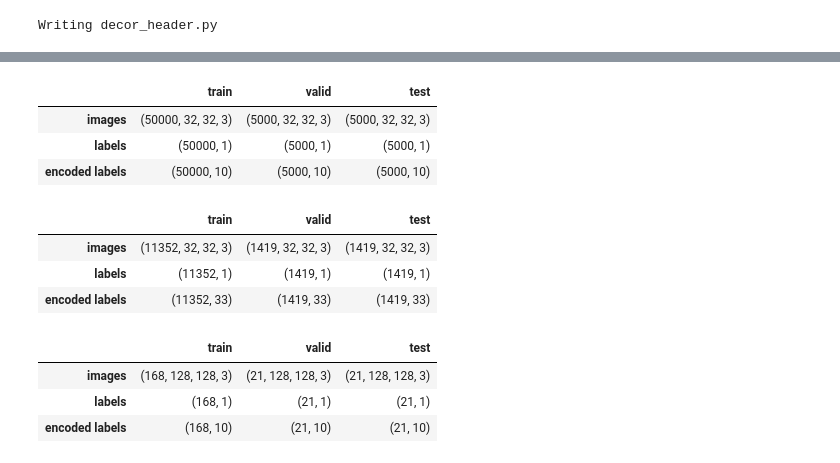
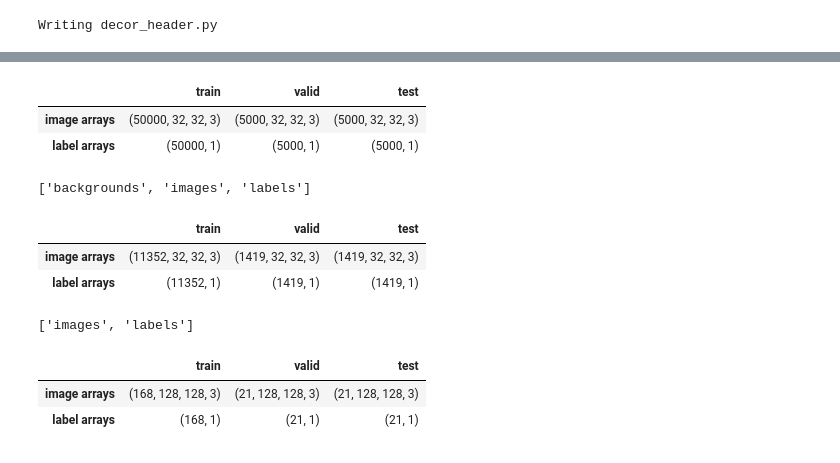
Before and after one commit to OlgaBelitskaya/kaggle_tfpractice, a Jupyter notebook: tensorflow-practice-2.ipynb, the cells around one changed output, grey strips where cells are left out. Drawn from its saved outputs; the diff is of its cells as text; code cells hidden in the pictures.

```diff
--- a/tensorflow-practice-2.ipynb
+++ b/tensorflow-practice-2.ipynb
@@ -81,22 +83,17 @@ from sklearn.model_selection import train_test_split
 fpath3='../input/classification-of-handwritten-letters/'
 fpath4='../input/flower-color-images/'
 # %%
-def prepro(x_train,y_train,x_test,y_test,n_class):
+def prepro(x_train,y_train,x_test,y_test):
     n=int(len(x_test)/2)
     x_valid,y_valid=x_test[:n],y_test[:n]
     x_test,y_test=x_test[n:],y_test[n:]
-    cy_train=tf.keras.utils.to_categorical(y_train,n_class)
-    cy_valid=tf.keras.utils.to_categorical(y_valid,n_class)
-    cy_test=tf.keras.utils.to_categorical(y_test,n_class)
     df=pd.DataFrame([[x_train.shape,x_valid.shape,x_test.shape],
-                     [y_train.shape,y_valid.shape,y_test.shape],
-                     [cy_train.shape,cy_valid.shape,cy_test.shape]],
+                     [y_train.shape,y_valid.shape,y_test.shape]],
                     columns=['train','valid','test'],
-                    index=['images','labels','encoded labels'])
+                    index=['image arrays','label arrays'])
     display(df)
     return [[x_train,x_valid,x_test],
-            [y_train,y_valid,y_test],
-            [cy_train,cy_valid,cy_test]]
+            [y_train,y_valid,y_test]]
 # %%
 %decor_header Data Loading & Preprocessing
 # %% [output]
@@ -120,8 +115,7 @@ Downloading data from https://storage.googleapis.com/tensorflow/tf-keras-dataset
 (x_train2,y_train2),(x_test2,y_test2)=\
 tf.keras.datasets.cifar10.load_data()
 [[x_train2,x_valid2,x_test2],
- [y_train2,y_valid2,y_test2],
- [cy_train2,cy_valid2,cy_test2]]=\
-prepro(x_train2/255,y_train2,x_test2/255,y_test2,10)
+ [y_train2,y_valid2,y_test2]]=\
+prepro(x_train2/255,y_train2,x_test2/255,y_test2)
 # %% [output]
 Downloading data from https://www.cs.toronto.edu/~kriz/cifar-10-python.tar.gz
@@ -129,41 +123,38 @@ Downloading data from https://www.cs.toronto.edu/~kriz/cifar-10-python.tar.gz
 |  | train | valid | test |
-| images | (50000, 32, 32, 3) | (5000, 32, 32, 3) | (5000, 32, 32, 3) |
-| labels | (50000, 1) | (5000, 1) | (5000, 1) |
-| encoded labels | (50000, 10) | (5000, 10) | (5000, 10) |
+| image arrays | (50000, 32, 32, 3) | (5000, 32, 32, 3) | (5000, 32, 32, 3) |
+| label arrays | (50000, 1) | (5000, 1) | (5000, 1) |
 # %%
 f=h5py.File(fpath3+'LetterColorImages_123.h5','r')
-keys=list(f.keys()); keys
-images=np.array(f[keys[1]])/255
-labels=np.array(f[keys[2]]).astype('int').reshape(-1,1)-1
+keys=list(f.keys()); print(keys)
+images=np.array(f[keys[1]]).astype('float32')/255
+labels=np.array(f[keys[2]]).astype('int32').reshape(-1,1)-1
 x_train3,x_test3,y_train3,y_test3=\
 train_test_split(images,labels,test_size=.2,random_state=1)
 del images,labels
 [[x_train3,x_valid3,x_test3],
- [y_train3,y_valid3,y_test3],
- [cy_train3,cy_valid3,cy_test3]]=\
-prepro(x_train3,y_train3,x_test3,y_test3,33)
+ [y_train3,y_valid3,y_test3]]=\
+prepro(x_train3,y_train3,x_test3,y_test3)
 # %% [output]
+['backgrounds', 'images', 'labels']
 |  | train | valid | test |
-| images | (11352, 32, 32, 3) | (1419, 32, 32, 3) | (1419, 32, 32, 3) |
-| labels | (11352, 1) | (1419, 1) | (1419, 1) |
-| encoded labels | (11352, 33) | (1419, 33) | (1419, 33) |
+| image arrays | (11352, 32, 32, 3) | (1419, 32, 32, 3) | (1419, 32, 32, 3) |
+| label arrays | (11352, 1) | (1419, 1) | (1419, 1) |
 # %%
 f=h5py.File(fpath4+'FlowerColorImages.h5','r')
-keys=list(f.keys()); keys
-images=np.array(f[keys[0]])/255
-labels=np.array(f[keys[1]]).astype('int').reshape(-1,1)
+keys=list(f.keys()); print(keys)
+images=np.array(f[keys[0]]).astype('float32')/255
+labels=np.array(f[keys[1]]).astype('int32').reshape(-1,1)
 x_train4,x_test4,y_train4,y_test4=\
 train_test_split(images,labels,test_size=.2,random_state=1)
 del images,labels
 [[x_train4,x_valid4,x_test4],
- [y_train4,y_valid4,y_test4],
- [cy_train4,cy_valid4,cy_test4]]=\
-prepro(x_train4,y_train4,x_test4,y_test4,10)
+ [y_train4,y_valid4,y_test4]]=\
+prepro(x_train4,y_train4,x_test4,y_test4)
 # %% [output]
+['images', 'labels']
 |  | train | valid | test |
-| images | (168, 128, 128, 3) | (21, 128, 128, 3) | (21, 128, 128, 3) |
-| labels | (168, 1) | (21, 1) | (21, 1) |
-| encoded labels | (168, 10) | (21, 10) | (21, 10) |
+| image arrays | (168, 128, 128, 3) | (21, 128, 128, 3) | (21, 128, 128, 3) |
+| label arrays | (168, 1) | (21, 1) | (21, 1) |
 # %%
 %decor_header Models with Adversarial Regularization
 %decor_header MLP Base|18
```
Also changed, not shown: parts of 20 cells of this notebook, 1 other file.
